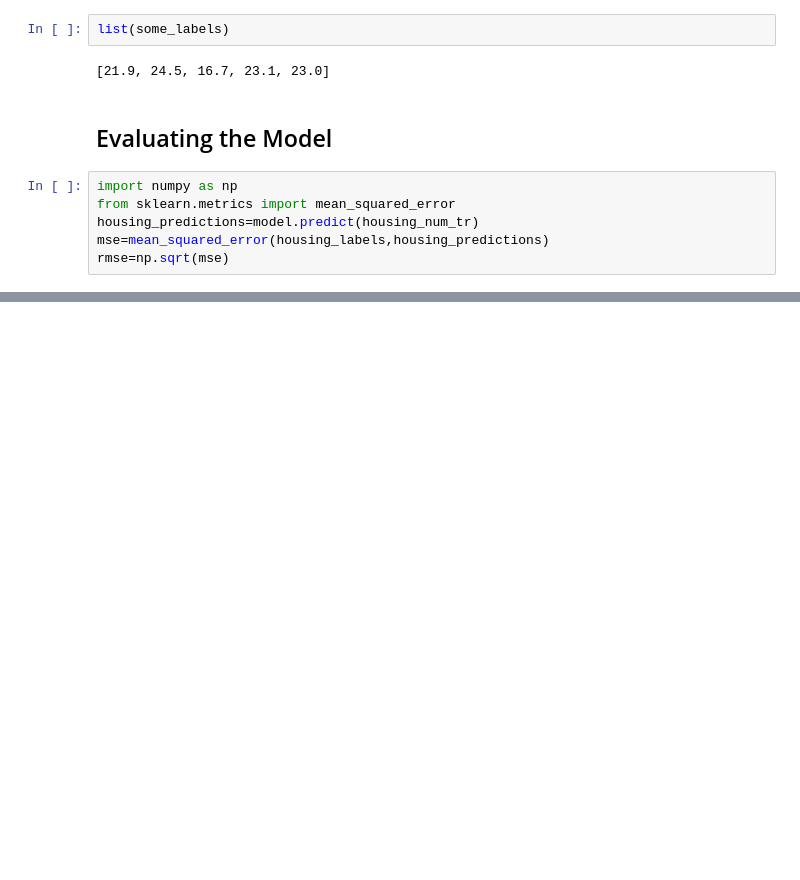
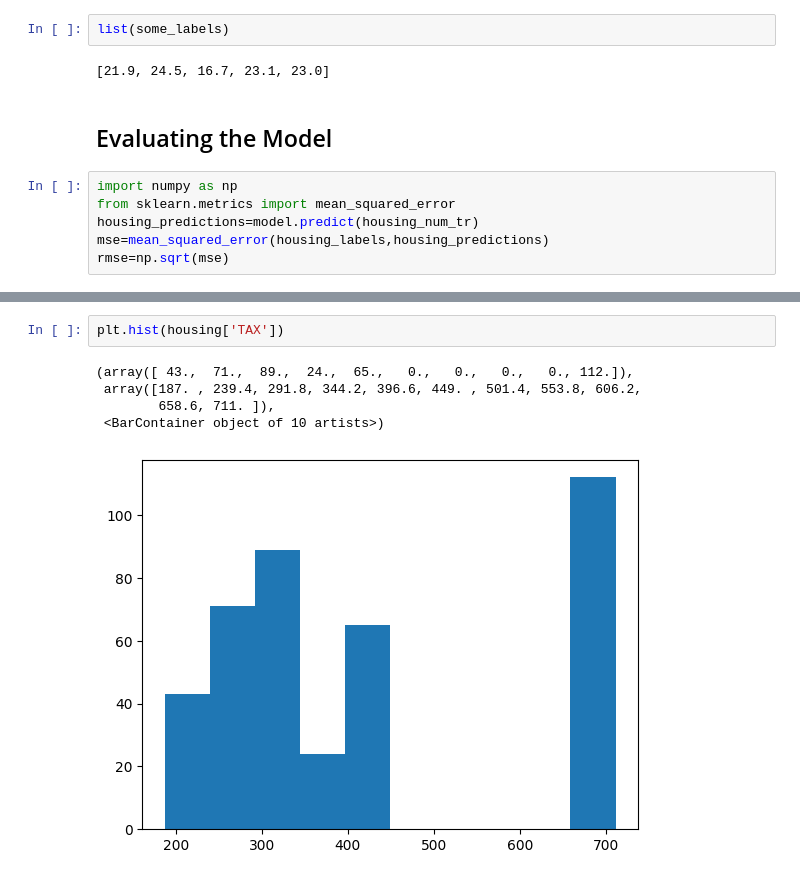
Before and after one commit to siddharth-bijjaragi/price_predictor, a Jupyter notebook: housing.ipynb, the cells around one changed output, grey strips where cells are left out. Cells and saved outputs as stored; diff of their text form; blank space fills up the shorter version.

```diff
--- a/housing.ipynb
+++ b/housing.ipynb
@@ -234,0 +418,8 @@ rmse
+# %%
+plt.hist(housing['TAX'])
+# %% [output]
+(array([ 43.,  71.,  89.,  24.,  65.,   0.,   0.,   0.,   0., 112.]),
+ array([187. , 239.4, 291.8, 344.2, 396.6, 449. , 501.4, 553.8, 606.2,
+        658.6, 711. ]),
+ <BarContainer object of 10 artists>)
+[figure, added]
```
Also changed, not shown: parts of 40 cells of this notebook.
